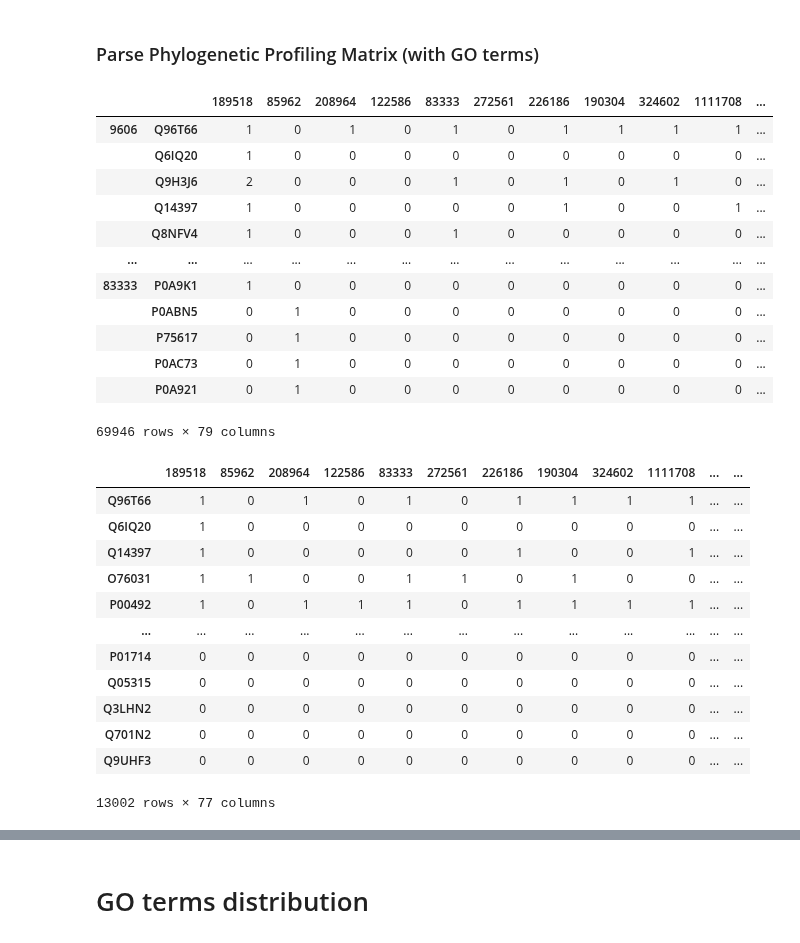
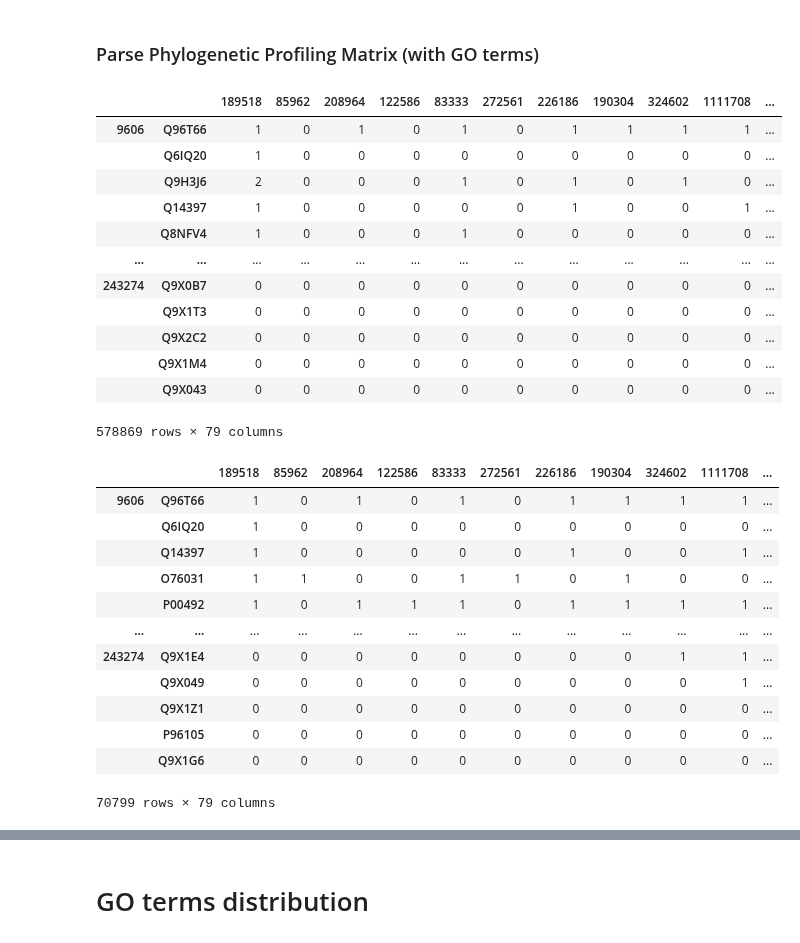
Before and after one commit to geovalexis/PP2GO, a Jupyter notebook: notebooks/machine_learning.ipynb, the cells around one changed output, grey strips where cells are left out. Saved outputs shown, nothing was run; the diff lists cells and outputs as text; code cells hidden in the pictures.

```diff
--- a/notebooks/machine_learning.ipynb
+++ b/notebooks/machine_learning.ipynb
@@ -20,43 +49,43 @@ def filterOutByFrequency(column: pd.Series, min_threshold: int = None, max_thres
 # %%
 # Read PP matrix
 import pandas as pd
 
-profiling_matrix = pd.read_table("drive/MyDrive/TFG/MtP_201601_blasted-9606_10090_4577_559292_83333-pp_matrix_counts_with_taxa.tab",
+profiling_matrix = pd.read_table("drive/MyDrive/TFG/MtP_201601_blasted-all_proteins-pp_matrix_counts_with_taxa.tab",
                                 header=0, index_col=[0,1],
                                 converters={"GO_IDs": lambda x:  list(filter(None, x.split(",")))}) # if we don't filter there are no empty lists but lists with empty strings: [''] (its lenght is 1, not 0))
 profiling_matrix
 # %% [output]
 |  |  | 189518 | 85962 | 208964 | 122586 | 83333 | 272561 | 226186 | 190304 | 324602 | 1111708 | ... |
 | 9606 | Q96T66 | 1 | 0 | 1 | 0 | 1 | 0 | 1 | 1 | 1 | 1 | ... |
 |  | Q6IQ20 | 1 | 0 | 0 | 0 | 0 | 0 | 0 | 0 | 0 | 0 | ... |
 |  | Q9H3J6 | 2 | 0 | 0 | 0 | 1 | 0 | 1 | 0 | 1 | 0 | ... |
 |  | Q14397 | 1 | 0 | 0 | 0 | 0 | 0 | 1 | 0 | 0 | 1 | ... |
 |  | Q8NFV4 | 1 | 0 | 0 | 0 | 1 | 0 | 0 | 0 | 0 | 0 | ... |
 | ... | ... | ... | ... | ... | ... | ... | ... | ... | ... | ... | ... | ... |
-| 83333 | P0A9K1 | 1 | 0 | 0 | 0 | 0 | 0 | 0 | 0 | 0 | 0 | ... |
-|  | P0ABN5 | 0 | 1 | 0 | 0 | 0 | 0 | 0 | 0 | 0 | 0 | ... |
-|  | P75617 | 0 | 1 | 0 | 0 | 0 | 0 | 0 | 0 | 0 | 0 | ... |
-|  | P0AC73 | 0 | 1 | 0 | 0 | 0 | 0 | 0 | 0 | 0 | 0 | ... |
-|  | P0A921 | 0 | 1 | 0 | 0 | 0 | 0 | 0 | 0 | 0 | 0 | ... |
+| 243274 | Q9X0B7 | 0 | 0 | 0 | 0 | 0 | 0 | 0 | 0 | 0 | 0 | ... |
+|  | Q9X1T3 | 0 | 0 | 0 | 0 | 0 | 0 | 0 | 0 | 0 | 0 | ... |
+|  | Q9X2C2 | 0 | 0 | 0 | 0 | 0 | 0 | 0 | 0 | 0 | 0 | ... |
+|  | Q9X1M4 | 0 | 0 | 0 | 0 | 0 | 0 | 0 | 0 | 0 | 0 | ... |
+|  | Q9X043 | 0 | 0 | 0 | 0 | 0 | 0 | 0 | 0 | 0 | 0 | ... |
-69946 rows × 79 columns
+578869 rows × 79 columns
 # %%
 # Filter out unnotated proteins
 profiling_matrix = profiling_matrix[profiling_matrix["GO_IDs"].str.len()>0]  # Drop those genes that do not have GO term (the final goal of the project is to assign them one, but to train the model we need to give it resolved examples)
 profiling_matrix
 # %% [output]
-|  | 189518 | 85962 | 208964 | 122586 | 83333 | 272561 | 226186 | 190304 | 324602 | 1111708 | ... | ... |
-| Q96T66 | 1 | 0 | 1 | 0 | 1 | 0 | 1 | 1 | 1 | 1 | ... | ... |
-| Q6IQ20 | 1 | 0 | 0 | 0 | 0 | 0 | 0 | 0 | 0 | 0 | ... | ... |
-| Q14397 | 1 | 0 | 0 | 0 | 0 | 0 | 1 | 0 | 0 | 1 | ... | ... |
-| O76031 | 1 | 1 | 0 | 0 | 1 | 1 | 0 | 1 | 0 | 0 | ... | ... |
-| P00492 | 1 | 0 | 1 | 1 | 1 | 0 | 1 | 1 | 1 | 1 | ... | ... |
+|  |  | 189518 | 85962 | 208964 | 122586 | 83333 | 272561 | 226186 | 190304 | 324602 | 1111708 | ... |
+| 9606 | Q96T66 | 1 | 0 | 1 | 0 | 1 | 0 | 1 | 1 | 1 | 1 | ... |
+|  | Q6IQ20 | 1 | 0 | 0 | 0 | 0 | 0 | 0 | 0 | 0 | 0 | ... |
+|  | Q14397 | 1 | 0 | 0 | 0 | 0 | 0 | 1 | 0 | 0 | 1 | ... |
+|  | O76031 | 1 | 1 | 0 | 0 | 1 | 1 | 0 | 1 | 0 | 0 | ... |
+|  | P00492 | 1 | 0 | 1 | 1 | 1 | 0 | 1 | 1 | 1 | 1 | ... |
 | ... | ... | ... | ... | ... | ... | ... | ... | ... | ... | ... | ... | ... |
-| P01714 | 0 | 0 | 0 | 0 | 0 | 0 | 0 | 0 | 0 | 0 | ... | ... |
-| Q05315 | 0 | 0 | 0 | 0 | 0 | 0 | 0 | 0 | 0 | 0 | ... | ... |
-| Q3LHN2 | 0 | 0 | 0 | 0 | 0 | 0 | 0 | 0 | 0 | 0 | ... | ... |
-| Q701N2 | 0 | 0 | 0 | 0 | 0 | 0 | 0 | 0 | 0 | 0 | ... | ... |
-| Q9UHF3 | 0 | 0 | 0 | 0 | 0 | 0 | 0 | 0 | 0 | 0 | ... | ... |
+| 243274 | Q9X1E4 | 0 | 0 | 0 | 0 | 0 | 0 | 0 | 0 | 1 | 1 | ... |
+|  | Q9X049 | 0 | 0 | 0 | 0 | 0 | 0 | 0 | 0 | 0 | 1 | ... |
+|  | Q9X1Z1 | 0 | 0 | 0 | 0 | 0 | 0 | 0 | 0 | 0 | 0 | ... |
+|  | P96105 | 0 | 0 | 0 | 0 | 0 | 0 | 0 | 0 | 0 | 0 | ... |
+|  | Q9X1G6 | 0 | 0 | 0 | 0 | 0 | 0 | 0 | 0 | 0 | 0 | ... |
-13002 rows × 77 columns
+70799 rows × 79 columns
 # %%
 # Filter out GO terms does not meet a certain number of ocurrences
 profiling_matrix = profiling_matrix.assign(GO_IDs=filterOutByFrequency(profiling_matrix["GO_IDs"], min_threshold=100, max_threshold=None))
```
Also changed, not shown: parts of 10 cells of this notebook.
